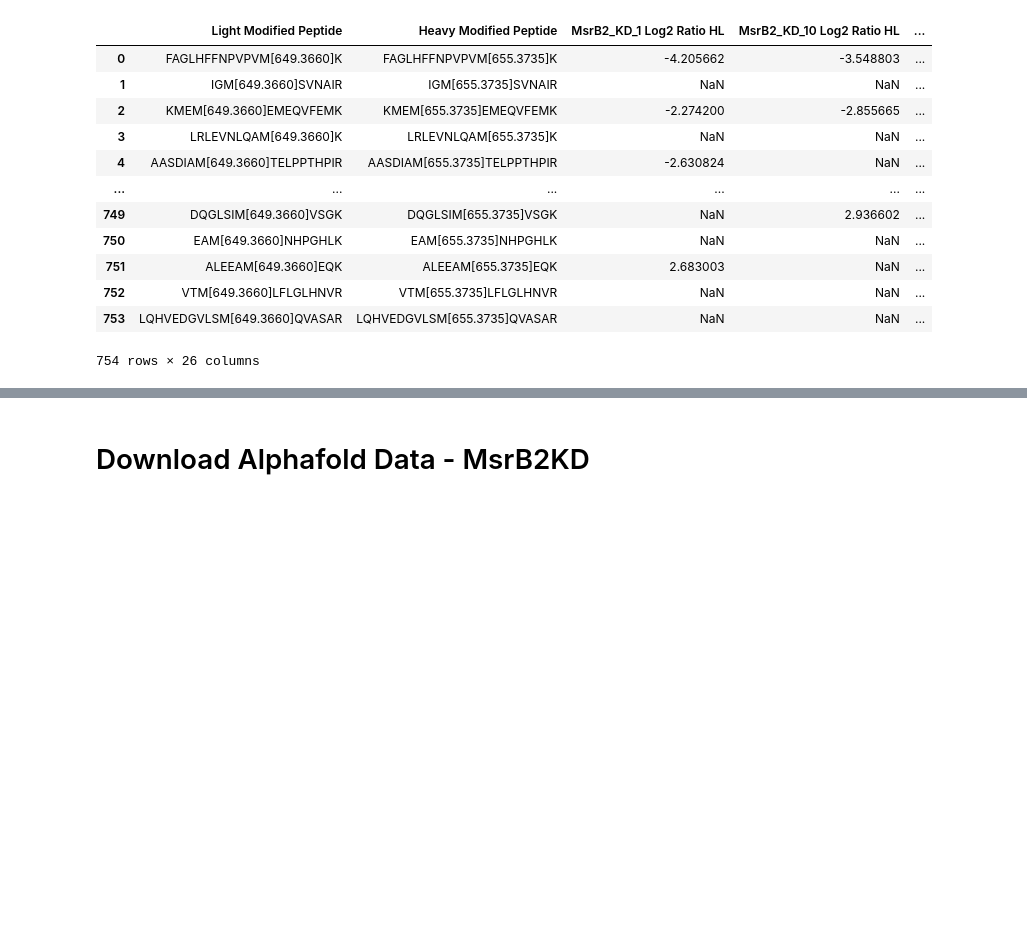
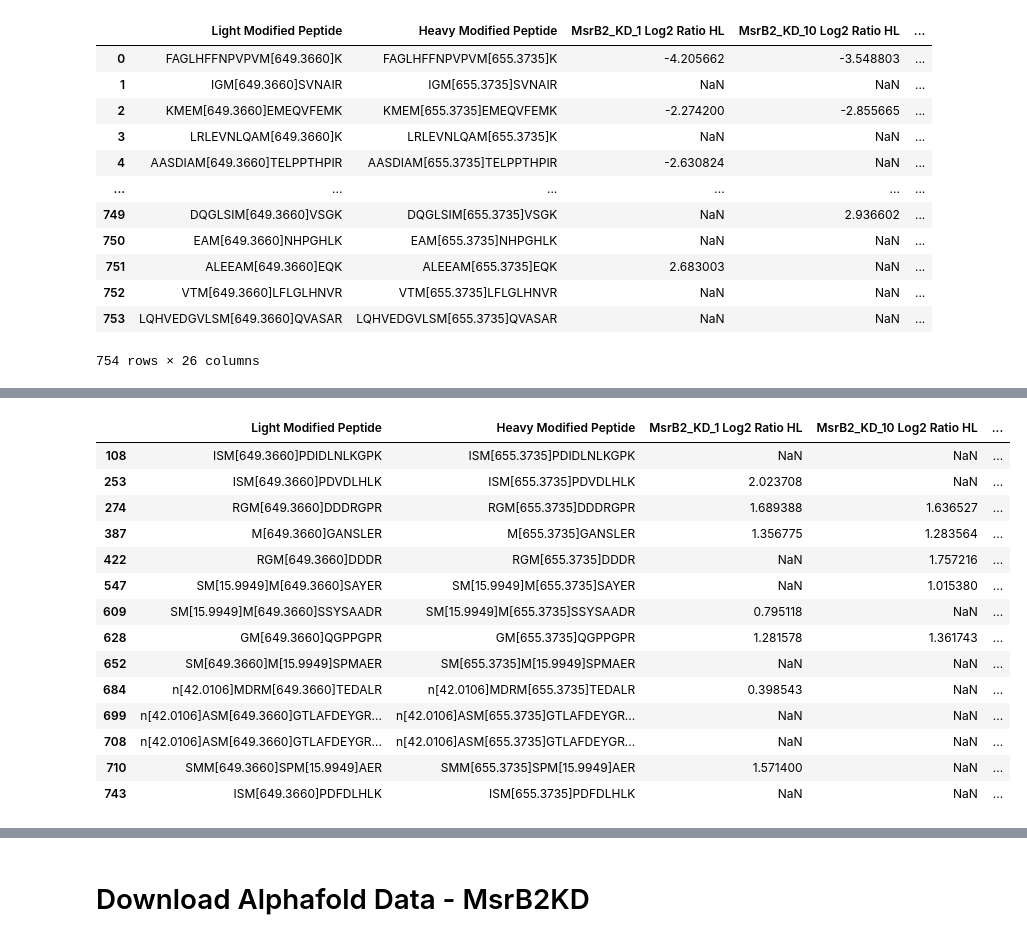
Before and after one commit to ritster/methionine-analysis, a Jupyter notebook: MsrKD/ritwik-datagen-MsrKD.ipynb, the cells around one changed output, grey strips where cells are left out. Drawn from its saved outputs; the diff is of its cells as text; code cells hidden in the pictures; blank space fills up the shorter version.

```diff
--- a/MsrKD/ritwik-datagen-MsrKD.ipynb
+++ b/MsrKD/ritwik-datagen-MsrKD.ipynb
@@ -148,0 +683,4 @@ peptides_completed_sequence = peptides.copy()
+# %%
+# create regex pattern to identify desired modifications
+left_prefix_pattern = "(.*)(" + modifications_pattern + ")"
+print(left_prefix_pattern)
@@ -148,0 +689,10 @@ peptides_completed_sequence = peptides.copy()
+# %%
+# extract left prefix of modified methionine (for indexing purposes)
+IUPACCodes = "ACDEFGHIKLMNPQRSTVWY"
+filtering = lambda string: ''.join([char for char in string if char in IUPACCodes])
+
+peptides_completed_sequence["Left Prefix"] = peptides_completed_sequence["Light Modified Peptide"].str.extract(left_prefix_pattern)[0]
+peptides_completed_sequence["Left Prefix"] = peptides_completed_sequence["Left Prefix"].map(filtering)
+peptides_completed_sequence["Left Prefix Length"] = peptides_completed_sequence["Left Prefix"].str.len()
+
+peptides_completed_sequence
@@ -148,0 +749,20 @@ peptides_completed_sequence = peptides.copy()
+# %%
+pd.set_option('display.max_columns', None)
+display(peptides_completed_sequence[~(peptides_completed_sequence["Site Number"] == peptides_completed_sequence["Methionine Location"] + 1)])
+pd.reset_option('display.max_columns')
+# %% [output]
+|  | Light Modified Peptide | Heavy Modified Peptide | MsrB2_KD_1 Log2 Ratio HL | MsrB2_KD_10 Log2 Ratio HL | ... |
+| 108 | ISM[649.3660]PDIDLNLKGPK | ISM[655.3735]PDIDLNLKGPK | NaN | NaN | ... |
+| 253 | ISM[649.3660]PDVDLHLK | ISM[655.3735]PDVDLHLK | 2.023708 | NaN | ... |
+| 274 | RGM[649.3660]DDDRGPR | RGM[655.3735]DDDRGPR | 1.689388 | 1.636527 | ... |
+| 387 | M[649.3660]GANSLER | M[655.3735]GANSLER | 1.356775 | 1.283564 | ... |
+| 422 | RGM[649.3660]DDDR | RGM[655.3735]DDDR | NaN | 1.757216 | ... |
+| 547 | SM[15.9949]M[649.3660]SAYER | SM[15.9949]M[655.3735]SAYER | NaN | 1.015380 | ... |
+| 609 | SM[15.9949]M[649.3660]SSYSAADR | SM[15.9949]M[655.3735]SSYSAADR | 0.795118 | NaN | ... |
+| 628 | GM[649.3660]QGPPGPR | GM[655.3735]QGPPGPR | 1.281578 | 1.361743 | ... |
+| 652 | SM[649.3660]M[15.9949]SPMAER | SM[655.3735]M[15.9949]SPMAER | NaN | NaN | ... |
+| 684 | n[42.0106]MDRM[649.3660]TEDALR | n[42.0106]MDRM[655.3735]TEDALR | 0.398543 | NaN | ... |
+| 699 | n[42.0106]ASM[649.3660]GTLAFDEYGR... | n[42.0106]ASM[655.3735]GTLAFDEYGR... | NaN | NaN | ... |
+| 708 | n[42.0106]ASM[649.3660]GTLAFDEYGR... | n[42.0106]ASM[655.3735]GTLAFDEYGR... | NaN | NaN | ... |
+| 710 | SMM[649.3660]SPM[15.9949]AER | SMM[655.3735]SPM[15.9949]AER | 1.571400 | NaN | ... |
+| 743 | ISM[649.3660]PDFDLHLK | ISM[655.3735]PDFDLHLK | NaN | NaN | ... |
```
Also changed, not shown: parts of 142 cells of this notebook, 3 other files.
